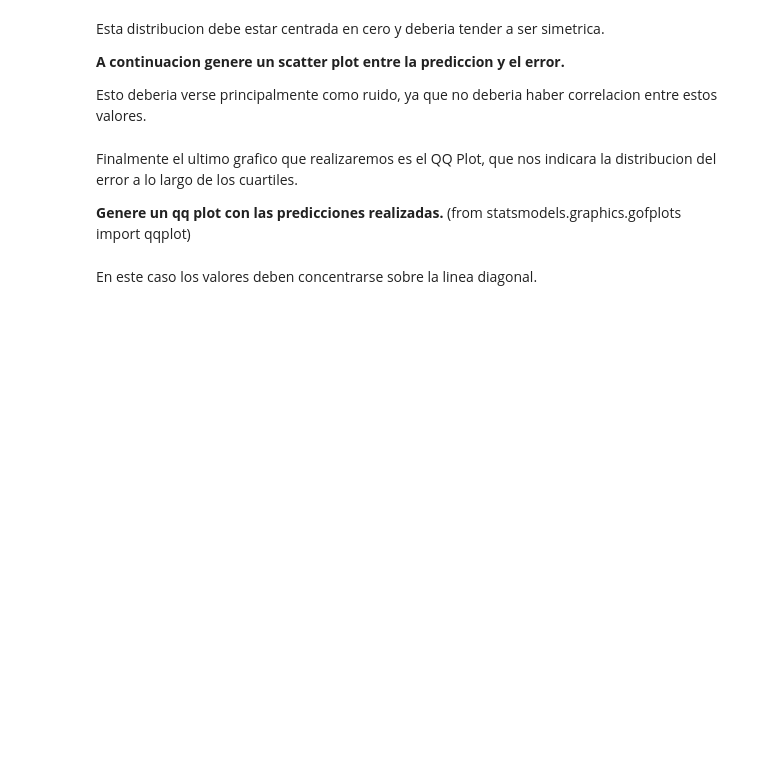
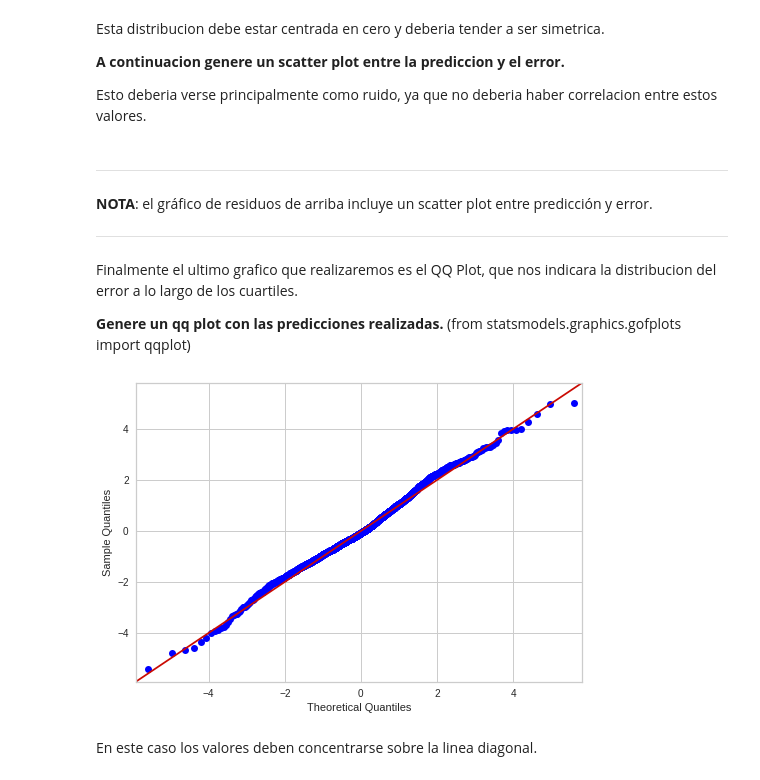
Before and after one commit to georeference-ML-mentoria/Intro-Aprendizaje-Automatico-, a Jupyter notebook: Practico_IAA.ipynb, the cells around one changed output. Cells and saved outputs as stored; diff of their text form; code cells hidden in the pictures; blank space fills up the shorter version.

Commit message:
Add Q-Q plots

```diff
--- a/Practico_IAA.ipynb
+++ b/Practico_IAA.ipynb
@@ -345,11 +346,21 @@ Esta distribucion debe estar centrada en cero y deberia tender a ser simetrica.
 **A continuacion genere un scatter plot entre la prediccion y el error.**
 
 Esto deberia verse principalmente como ruido, ya que no deberia haber correlacion entre estos valores.
+# %% [markdown]
+-----
+**NOTA**: el gráfico de residuos de arriba incluye un scatter plot entre predicción y error.
+
+-----
 # %% [markdown]
 Finalmente el ultimo grafico que realizaremos es el QQ Plot, que nos indicara la distribucion del error a lo largo de los cuartiles.
 
 **Genere un qq plot con las predicciones realizadas.**
 (from statsmodels.graphics.gofplots import qqplot)
+# %%
+fig = sm.qqplot(y_valid - y_valid_pred, stats.t, fit=True, line='45')
+plt.show()
+# %% [output]
+[figure, added]
 # %% [markdown]
 En este caso los valores deben concentrarse sobre la linea diagonal.
 # %% [markdown]
```
Also changed, not shown: parts of 6 cells of this notebook.
